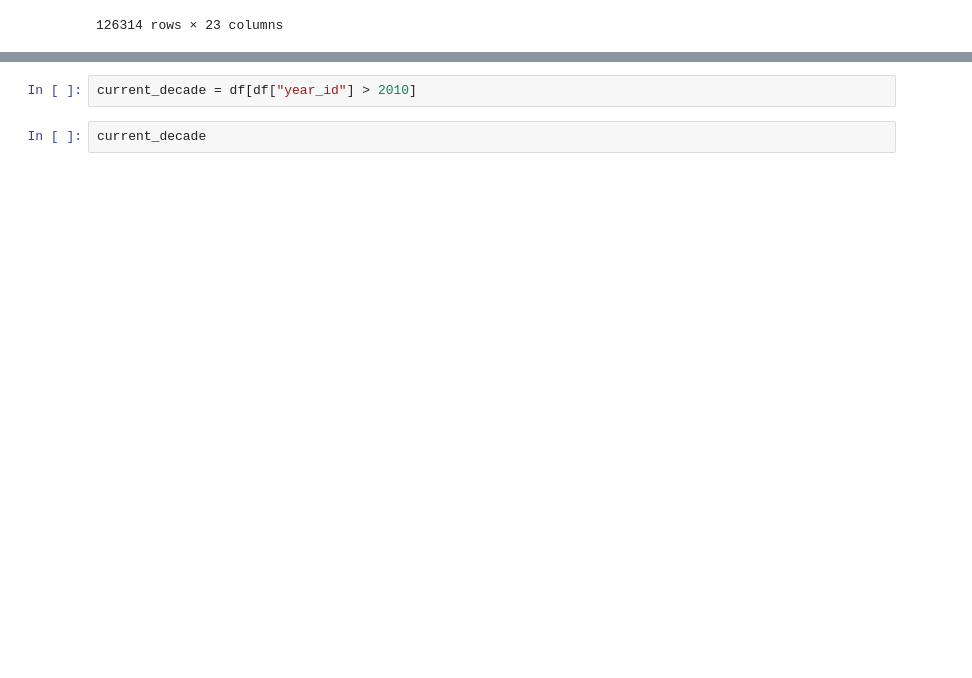
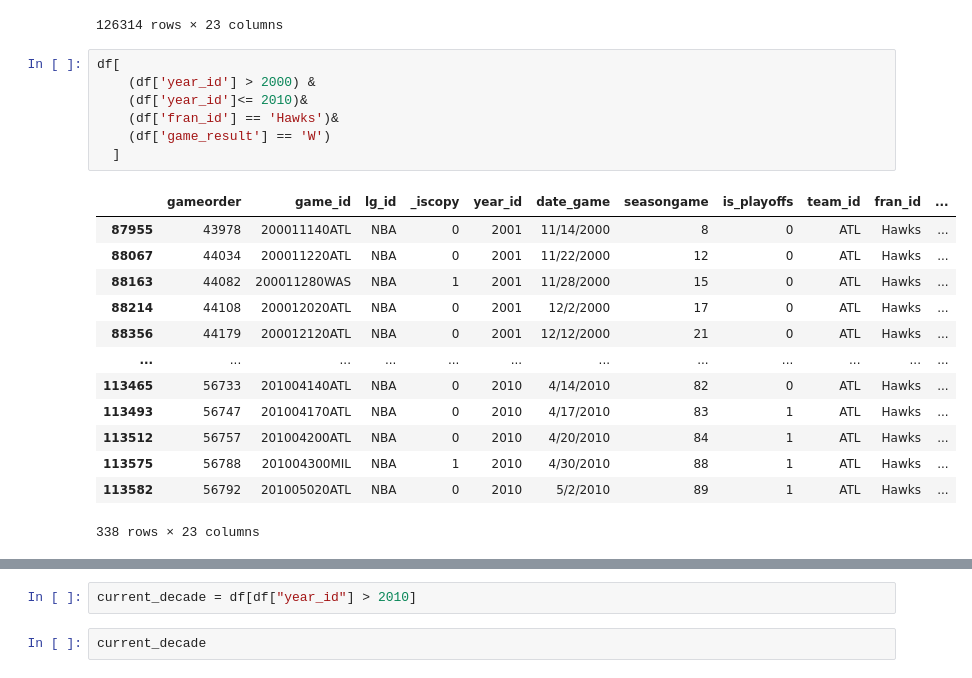
Before and after one commit to Staatsxc/Learning_journal, a Jupyter notebook: Phase_0/Week_1/revisi_d4pm.ipynb, the cells around one changed output, grey strips where cells are left out. Saved outputs shown, nothing was run; the diff lists cells and outputs as text; blank space fills up the shorter version.

```diff
--- a/Phase_0/Week_1/revisi_d4pm.ipynb
+++ b/Phase_0/Week_1/revisi_d4pm.ipynb
@@ -321,3 +367,24 @@ df
 | 126312 | 63157 | 201506170CLE | NBA | 0 | 2015 | 6/16/2015 | 102 | 1 | CLE | Cavaliers | ... |
 | 126313 | 63157 | 201506170CLE | NBA | 1 | 2015 | 6/16/2015 | 103 | 1 | GSW | Warriors | ... |
 126314 rows × 23 columns
+# %%
+df[
+    (df['year_id'] > 2000) &
+    (df['year_id']<= 2010)&
+    (df['fran_id'] == 'Hawks')&
+    (df['game_result'] == 'W')
+  ]
+# %% [output]
+|  | gameorder | game_id | lg_id | _iscopy | year_id | date_game | seasongame | is_playoffs | team_id | fran_id | ... |
+| 87955 | 43978 | 200011140ATL | NBA | 0 | 2001 | 11/14/2000 | 8 | 0 | ATL | Hawks | ... |
+| 88067 | 44034 | 200011220ATL | NBA | 0 | 2001 | 11/22/2000 | 12 | 0 | ATL | Hawks | ... |
+| 88163 | 44082 | 200011280WAS | NBA | 1 | 2001 | 11/28/2000 | 15 | 0 | ATL | Hawks | ... |
+| 88214 | 44108 | 200012020ATL | NBA | 0 | 2001 | 12/2/2000 | 17 | 0 | ATL | Hawks | ... |
+| 88356 | 44179 | 200012120ATL | NBA | 0 | 2001 | 12/12/2000 | 21 | 0 | ATL | Hawks | ... |
+| ... | ... | ... | ... | ... | ... | ... | ... | ... | ... | ... | ... |
+| 113465 | 56733 | 201004140ATL | NBA | 0 | 2010 | 4/14/2010 | 82 | 0 | ATL | Hawks | ... |
+| 113493 | 56747 | 201004170ATL | NBA | 0 | 2010 | 4/17/2010 | 83 | 1 | ATL | Hawks | ... |
+| 113512 | 56757 | 201004200ATL | NBA | 0 | 2010 | 4/20/2010 | 84 | 1 | ATL | Hawks | ... |
+| 113575 | 56788 | 201004300MIL | NBA | 1 | 2010 | 4/30/2010 | 88 | 1 | ATL | Hawks | ... |
+| 113582 | 56792 | 201005020ATL | NBA | 0 | 2010 | 5/2/2010 | 89 | 1 | ATL | Hawks | ... |
+338 rows × 23 columns
```
Also changed, not shown: parts of 14 cells of this notebook.
